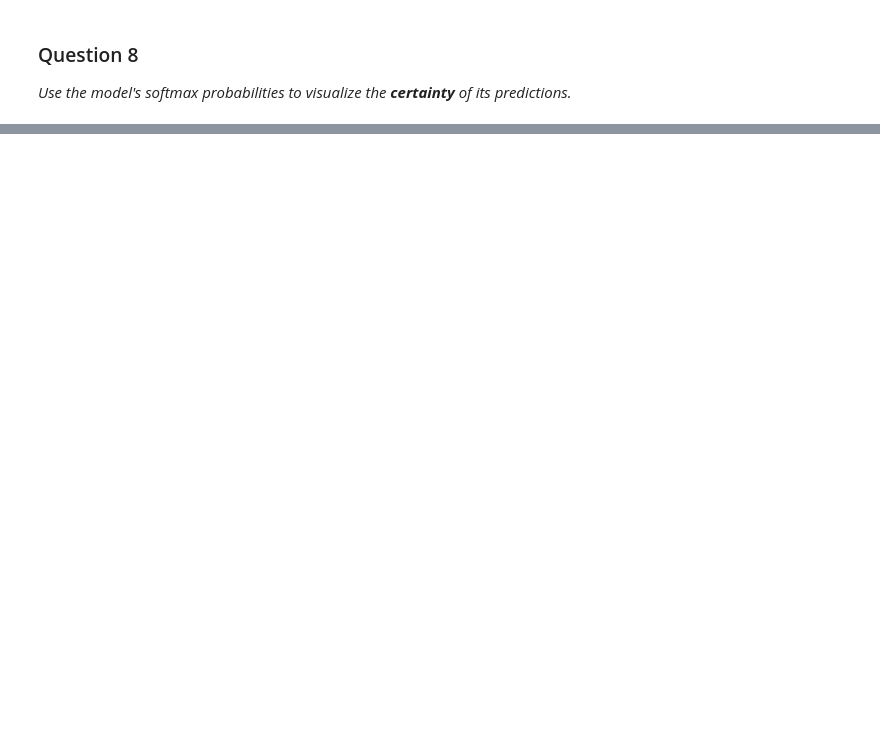
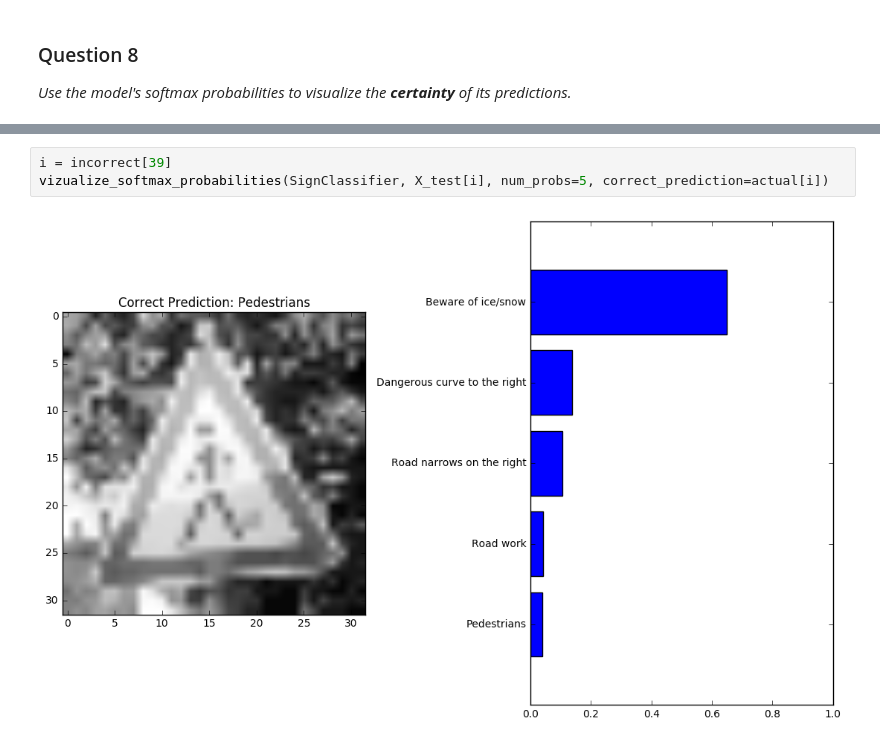
Before and after one commit to jpthalman/CarND, a Jupyter notebook: Projects/P2-TrafficSigns/Traffic_Signs_Recognition.ipynb, the cells around one changed output, grey strips where cells are left out. Drawn from its saved outputs; the diff is of its cells as text; blank space fills up the shorter version.

```diff
--- a/Projects/P2-TrafficSigns/Traffic_Signs_Recognition.ipynb
+++ b/Projects/P2-TrafficSigns/Traffic_Signs_Recognition.ipynb
@@ -610,0 +654,5 @@ As a final step, let's take a look at some incorrectly classified images from ou
+# %%
+i = incorrect[39]
+vizualize_softmax_probabilities(SignClassifier, X_test[i], num_probs=5, correct_prediction=actual[i])
+# %% [output]
+[figure, added]
```
Also changed, not shown: parts of 37 cells of this notebook, 2 other files.
